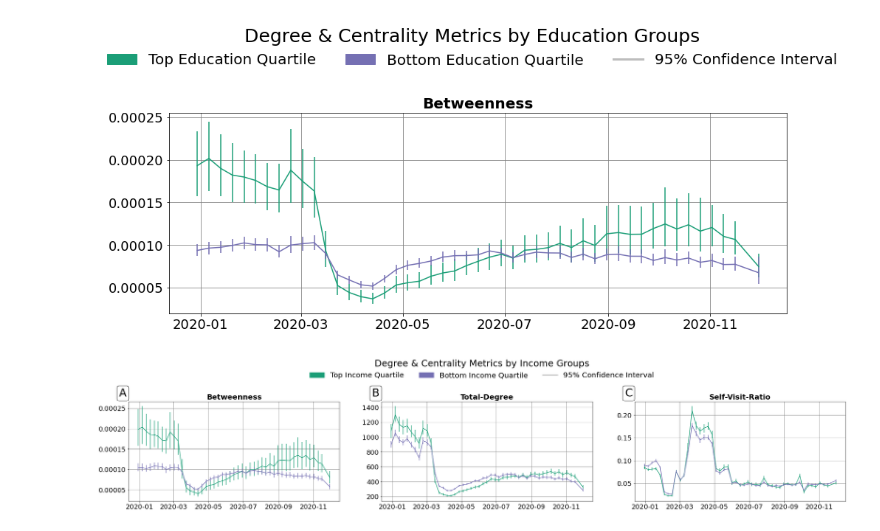
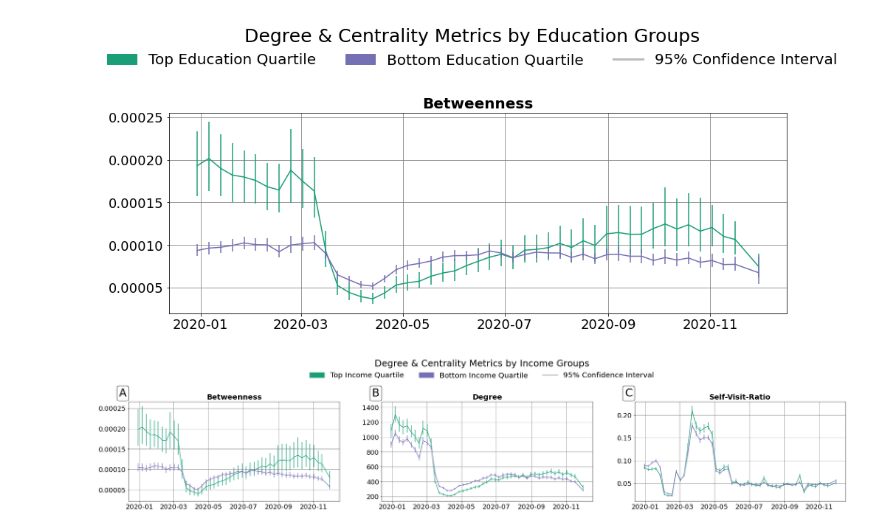
Before and after one commit to hasanalpboz/safegraph-covid19-mobility, a Jupyter notebook: scripts/notebooks/mobility-cent-change.ipynb, the cells around one changed output. Cells and saved outputs as stored; diff of their text form; code cells hidden in the pictures.

```diff
--- a/scripts/notebooks/mobility-cent-change.ipynb
+++ b/scripts/notebooks/mobility-cent-change.ipynb
@@ -32,11 +32,11 @@ device_counts = device_counts[(device_counts.census_block_group // 10**7).isin(n
 device_counts['date_range_start'] = pd.to_datetime(device_counts['date_range_start'].apply(lambda x: x.split('T')[0]))
 # %%
-timely_population = device_counts.groupby(['date_range_start', device_counts.census_block_group.apply(lambda x: nyc_borough_fips_codes[x//10**7])])['number_devices_residing'].sum()
+timely_population = device_counts.groupby(['date_range_start', device_counts.census_block_group.apply(lambda x: nyc_fips2borough[x//10**7])])['number_devices_residing'].sum()
 # %%
 census_raw['county_fips'] = census_raw.census_block_group // 10**7
-nyc_census = census_raw[census_raw.county_fips.isin(nyc_borough_fips_codes)]
+nyc_census = census_raw[census_raw.county_fips.isin(nyc_fips2borough)]
 # borough populations
-b2p = nyc_census.groupby(nyc_census.county_fips.apply(lambda x: nyc_borough_fips_codes[x]))['total_population'].sum()
+b2p = nyc_census.groupby(nyc_census.county_fips.apply(lambda x: nyc_fips2borough[x]))['total_population'].sum()
 # %%
 wattr = 'visits'
 raw_mobility_values = []
@@ -44,7 +44,7 @@ for net_pair in tqdm(nets):
     date = net_pair[0]
     net = net_pair[1]
 
-    for bcode, bname in nyc_borough_fips_codes.items():
+    for bcode, bname in nyc_fips2borough.items():
         str_bcode = str(bcode)
         borough_nodes = net.vs.select(lambda x: x['name'][:5] == str_bcode)['name']
         other_borough_nodes = net.vs.select(lambda x: x['name'][:5] != str_bcode)['name']
@@ -253,6 +249,9 @@ fig.legend([top_patch, bottom_patch, ci_line],
 fig.savefig(join(FIG_SAVE_DIR, 'education-degree-change-msa-ONLY-NYC.pdf'), dpi=900, bbox_inches='tight')
 # %% [output]
 [figure]
+# %%
+res = pd.read_csv(join(pwd, util_datasets, 'change.csv'))
+res.date = pd.to_datetime(res.date)
 # %%
 attrs = ['income']
 atutil_datasetsame = ['Income']
@@ -280,33 +279,36 @@ for ind, (cent_metric_name, metric, params) in enumerate(cent_metrics):
 
     ax.errorbar(xdate, top_values, yerr=[top_values - top_values_lower, top_values_upper - top_values], color=colors['top_color'])
     #ax.plot(xdate, top_values)
     #ax.fill_between(xdate, top_values_lower, top_values_upper, color=colors['top_color'], alpha=0.5)
 
     bottom_values = selr['income-Bottom'].values
     bottom_values_upper = selr['income-Bottom-lower'].values
     bottom_values_lower = selr['income-Bottom-upper'].values
 
     ax.errorbar(xdate, bottom_values, yerr=[bottom_values - bottom_values_lower, bottom_values_upper - bottom_values], color=colors['bottom_color'])
     #ax.fill_between(xdate, bottom_values_lower, bottom_values_upper, color=colors['bottom_color'], alpha=0.5)
 
     ax.set_xlabel(None)
     plt.setp(ax.xaxis.get_majorticklabels(), ha='center')
     ax.xaxis.set_tick_params(labelsize=18)
     ax.yaxis.set_tick_params(labelsize=18)
     ax.grid(color='grey')
-    ax.set_title(cent_metric_name, fontsize=20, weight='bold')
+    if cent_metric_name == 'Total-Degree':
+        ax.set_title('Degree', fontsize=20, weight='bold')
+    else:
+        ax.set_title(cent_metric_name, fontsize=20, weight='bold')
     ax.annotate(chr(ord('A') + ind), xy=(-0.01, 1.03), xycoords='axes fraction', bbox=dict(boxstyle="round,pad=0.2", fc="#ffffff", ec="#000000", lw=1),
                 fontsize=30, horizontalalignment='right', verticalalignment='bottom')
 
 top_patch = mpatches.Patch(color=colors['top_color'])
 bottom_patch = mpatches.Patch(color=colors['bottom_color'])
 ci_line = Line2D([0], [0], color='#bdbdbd', linewidth=3, linestyle='-')
 
 fig.legend([top_patch, bottom_patch, ci_line],
             ['Top Income Quartile',
              'Bottom Income Quartile',
              '95% Confidence Interval'],
             bbox_to_anchor=(0.7, 1.25), ncol=3, title='Degree & Centrality Metrics by Income Groups', edgecolor='white', fontsize=20, title_fontsize=25)
-#fig.savefig(join(FIG_SAVE_DIR, 'income-degree-change-msa-ONLY-NYC.pdf'), dpi=900, bbox_inches='tight')
+fig.savefig(join(FIG_SAVE_DIR, 'income-degree-change-msa-ONLY-NYC.pdf'), dpi=900, bbox_inches='tight')
 # %% [output]
-[figure, old version]
+[figure, new version]
```
Also changed, not shown: parts of 2 cells of this notebook, 7 other files.
